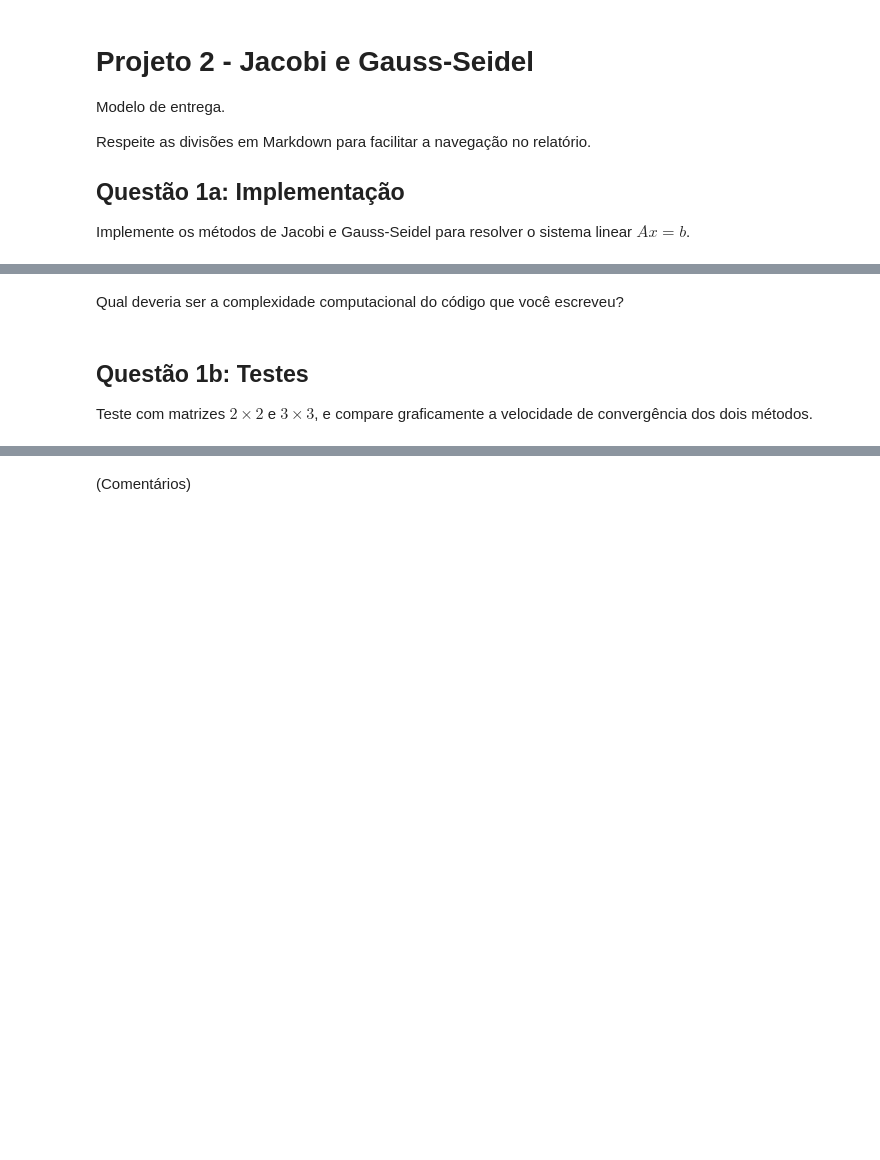
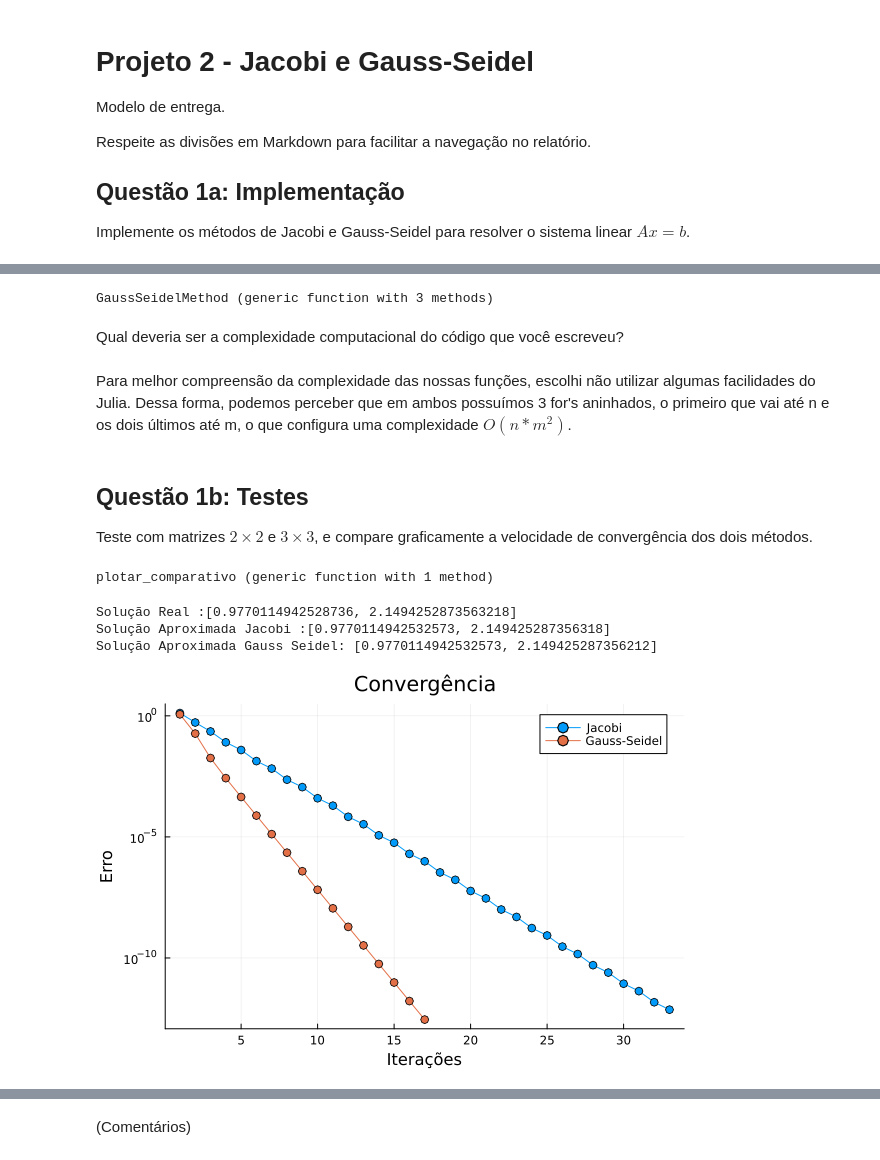
Before and after one commit to davi-dressler/fgv_aln, a Jupyter notebook: Trab_2/Projeto2.ipynb, the cells around one changed output, grey strips where cells are left out. Saved outputs shown, nothing was run; the diff lists cells and outputs as text; code cells hidden in the pictures; blank space fills up the shorter version.

```diff
--- a/Trab_2/Projeto2.ipynb
+++ b/Trab_2/Projeto2.ipynb
@@ -13,5 +84,84 @@ Implemente os métodos de Jacobi e Gauss-Seidel para resolver o sistema linear $
+# %%
+function GaussSeidelMethod(A::Matrix , b:: Vector, ϵ:: Float64, verbose:: Bool = false, iteracoes:: Bool = false)
+    m = size(A,1)
+    x = ones(m) #Chute inicial
+
+    hist_erros = Float64[]
+    erro = 1
+    it = 0
+
+    while erro >= ϵ
+        xᵏ = copy(x)
+
+        for i in 1:m
+            diag_inv = 1/A[i,i]
+            d = diag_inv * b[i] #Cálculo do D⁻¹[i,i]*b[i]
+
+
+            soma = 0
+            for j in 1:m #Cálculo do D⁻¹Rx
+                if j != i
+                    soma = soma + diag_inv * A[i,j] * x[j]
+                end
+            end
+
+            x[i] = d - soma
+
+        end
+
+        erro = get_erro(x, xᵏ)
+        push!(hist_erros, erro)
+    end
+
+    if verbose
+        println("Solução Aproximada Gauss Seidel: ", x)
+        println("Histórico de erros: ", hist_erros)
+    end
+
+    if iteracoes
+        return x, hist_erros, it
+    end
+
+    return x, hist_erros
+end
+# %% [output]
+GaussSeidelMethod (generic function with 3 methods)
 # %% [markdown]
 Qual deveria ser a complexidade computacional do código que você escreveu?
+# %% [markdown]
+Para melhor compreensão da complexidade das nossas funções, escolhi não utilizar algumas facilidades do Julia. Dessa forma, podemos perceber que em ambos possuímos 3 for's aninhados, o primeiro que vai até n e os dois últimos até m, o que configura uma complexidade $O(n*m^2)$.
 # %% [markdown]
 ## Questão 1b: Testes
 Teste com matrizes $2 \times 2$ e $3 \times 3$, e compare graficamente a velocidade de convergência dos dois métodos.
+# %%
+function plotar_comparativo(A, b)
+    x_j, arr1 = JacobiMethod(A, b, 10^(-12))
+    x_gs, arr2 = GaussSeidelMethod(A, b, 10^(-12))
+
+    println("Solução Real :", A\b)
+    println("Solução Aproximada Jacobi :", x_j)
+    println("Solução Aproximada Gauss Seidel: ", x_gs)
+
+    eixo_1 = 1:length(arr1)
+    eixo_2 = 1:length(arr2)
+
+    plot(eixo_1, arr1, label= "Jacobi", marker= :o, yscale= :log10)
+    plot!(eixo_2, arr2, label= "Gauss-Seidel", marker= :o, yscale= :log10)
+
+    title!("Convergência")
+    xlabel!("Iterações")
+    ylabel!("Erro")
+
+end
+# %% [output]
+plotar_comparativo (generic function with 1 method)
+# %%
+A = [15 9; 2 7]
+b = [34, 17]
+
+plotar_comparativo(A,b)
+# %% [output]
+Solução Real :[0.9770114942528736, 2.1494252873563218]
+Solução Aproximada Jacobi :[0.9770114942532573, 2.149425287356318]
+Solução Aproximada Gauss Seidel: [0.9770114942532573, 2.149425287356212]
+[figure, added]
```
Also changed, not shown: parts of 35 cells of this notebook, 2 other files.
